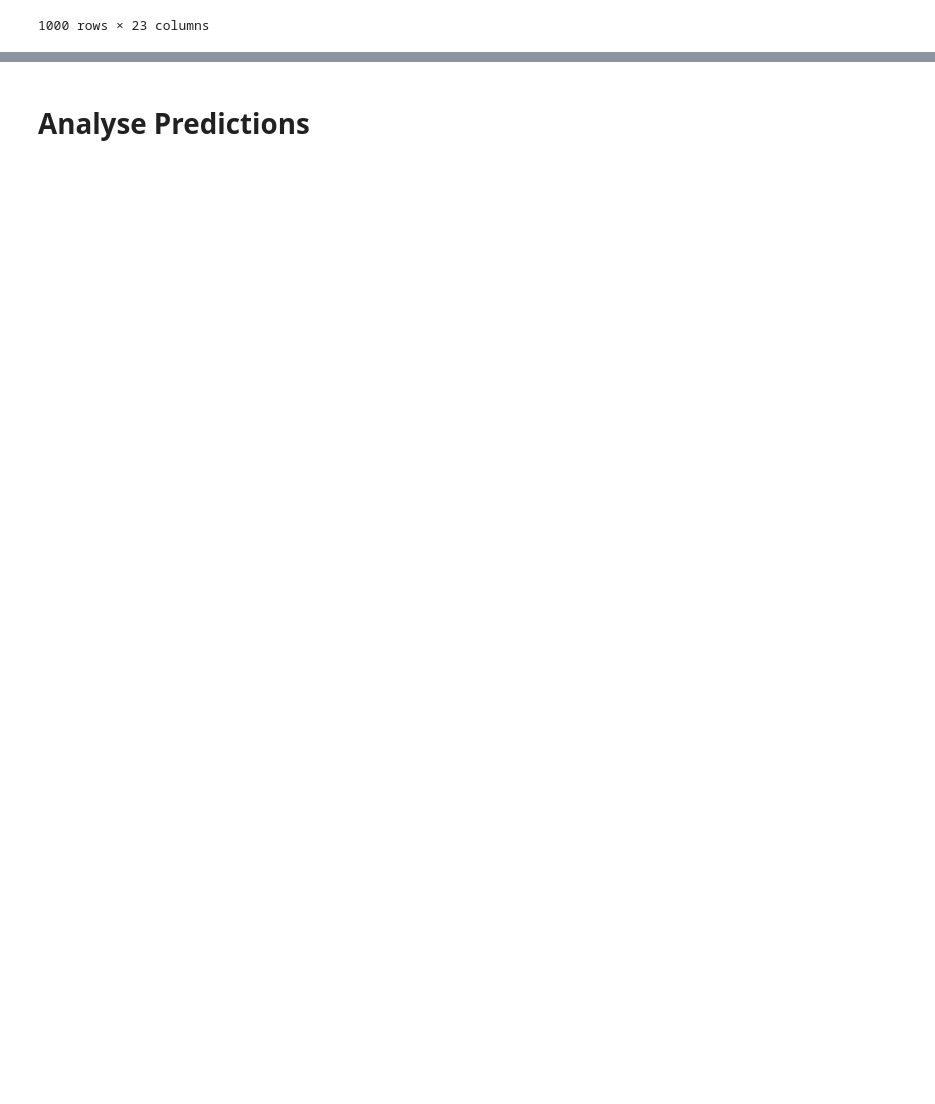
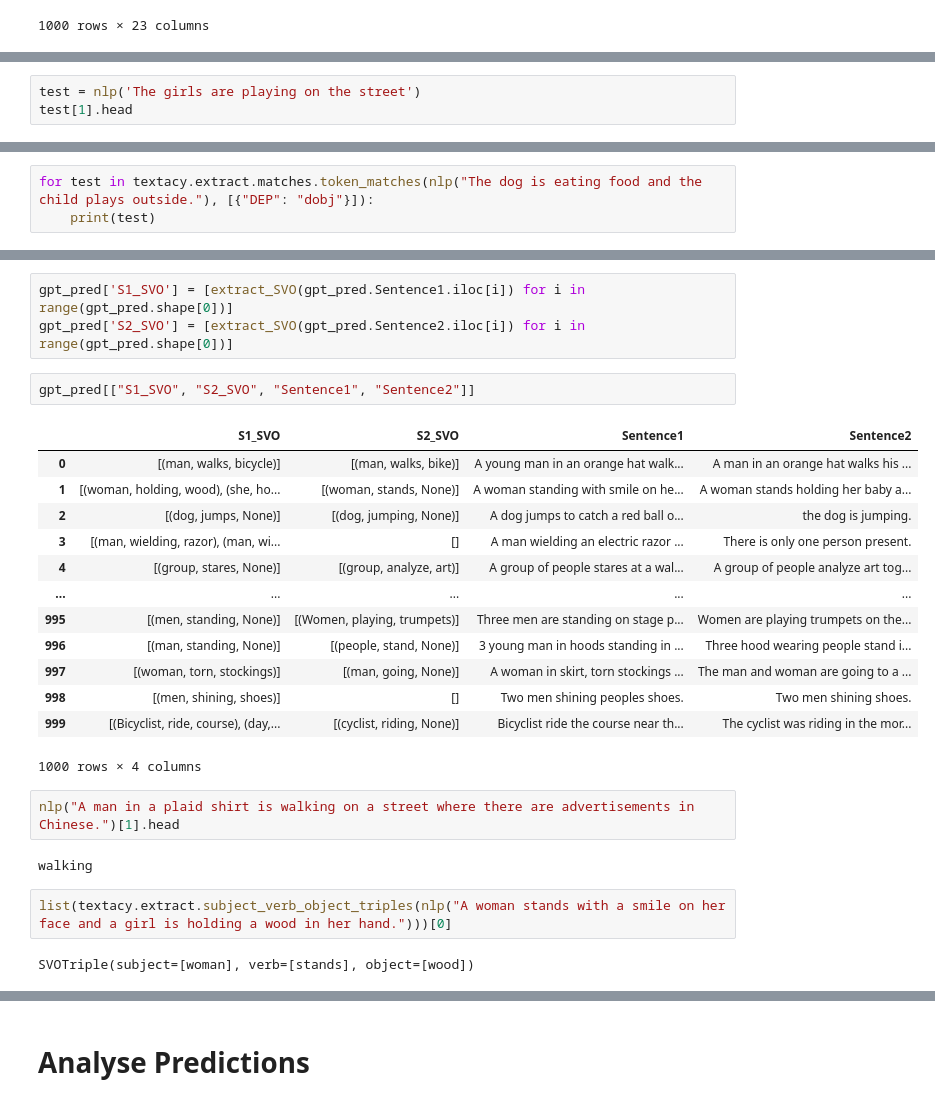
Before and after one commit to Marbr987/732A81-Text_Mining, a Jupyter notebook: notebooks/analyse_predictions.ipynb, the cells around one changed output, grey strips where cells are left out. Drawn from its saved outputs; the diff is of its cells as text; blank space fills up the shorter version.

Commit message:
feature: add function to extract Subject-Verb-Object structures

```diff
--- a/notebooks/analyse_predictions.ipynb
+++ b/notebooks/analyse_predictions.ipynb
@@ -54,0 +57,3 @@ gpt_pred
+# %%
+test = nlp('The girls are playing on the street')
+test[1].head
@@ -54,0 +62,3 @@ gpt_pred
+# %%
+for test in textacy.extract.matches.token_matches(nlp("The dog is eating food and the child plays outside."), [{"DEP": "dobj"}]):
+    print(test)
@@ -54,0 +135,27 @@ gpt_pred
+# %%
+gpt_pred['S1_SVO'] = [extract_SVO(gpt_pred.Sentence1.iloc[i]) for i in range(gpt_pred.shape[0])]
+gpt_pred['S2_SVO'] = [extract_SVO(gpt_pred.Sentence2.iloc[i]) for i in range(gpt_pred.shape[0])]
+# %%
+gpt_pred[["S1_SVO", "S2_SVO", "Sentence1", "Sentence2"]]
+# %% [output]
+|  | S1_SVO | S2_SVO | Sentence1 | Sentence2 |
+| 0 | [(man, walks, bicycle)] | [(man, walks, bike)] | A young man in an orange hat walk... | A man in an orange hat walks his ... |
+| 1 | [(woman, holding, wood), (she, ho... | [(woman, stands, None)] | A woman standing with smile on he... | A woman stands holding her baby a... |
+| 2 | [(dog, jumps, None)] | [(dog, jumping, None)] | A dog jumps to catch a red ball o... | the dog is jumping. |
+| 3 | [(man, wielding, razor), (man, wi... | [] | A man wielding an electric razor ... | There is only one person present. |
+| 4 | [(group, stares, None)] | [(group, analyze, art)] | A group of people stares at a wal... | A group of people analyze art tog... |
+| ... | ... | ... | ... | ... |
+| 995 | [(men, standing, None)] | [(Women, playing, trumpets)] | Three men are standing on stage p... | Women are playing trumpets on the... |
+| 996 | [(man, standing, None)] | [(people, stand, None)] | 3 young man in hoods standing in ... | Three hood wearing people stand i... |
+| 997 | [(woman, torn, stockings)] | [(man, going, None)] | A woman in skirt, torn stockings ... | The man and woman are going to a ... |
+| 998 | [(men, shining, shoes)] | [] | Two men shining peoples shoes. | Two men shining shoes. |
+| 999 | [(Bicyclist, ride, course), (day,... | [(cyclist, riding, None)] | Bicyclist ride the course near th... | The cyclist was riding in the mor... |
+1000 rows × 4 columns
+# %%
+nlp("A man in a plaid shirt is walking on a street where there are advertisements in Chinese.")[1].head
+# %% [output]
+walking
+# %%
+list(textacy.extract.subject_verb_object_triples(nlp("A woman stands with a smile on her face and a girl is holding a wood in her hand.")))[0]
+# %% [output]
+SVOTriple(subject=[woman], verb=[stands], object=[wood])
```
Also changed, not shown: parts of 10 cells of this notebook, 1 other file.
